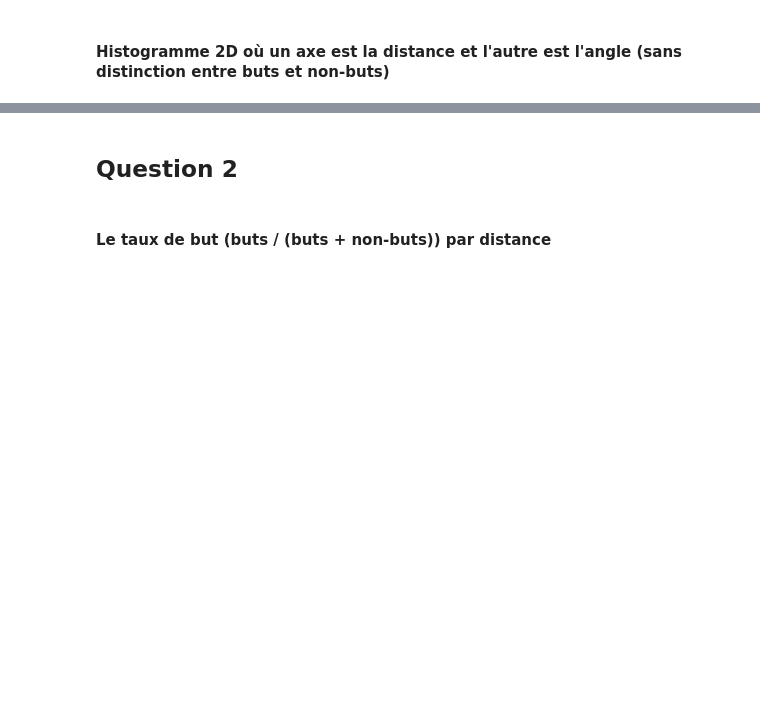
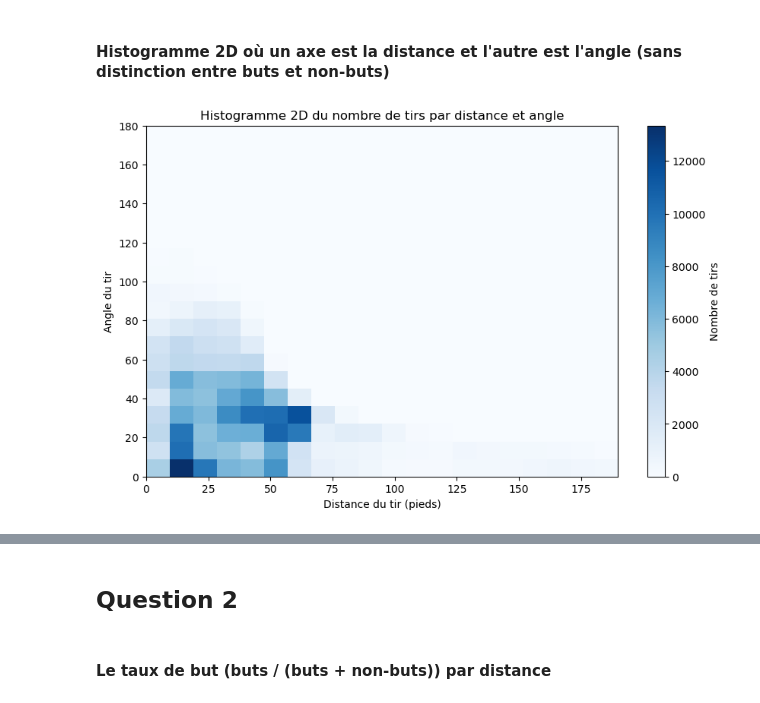
Before and after one commit to Seet-git/FT6758-NHL_A11, a Jupyter notebook: main_Milestone-2.ipynb, the cells around one changed output, grey strips where cells are left out. Drawn from its saved outputs; the diff is of its cells as text; code cells hidden in the pictures; blank space fills up the shorter version.

```diff
--- a/main_Milestone-2.ipynb
+++ b/main_Milestone-2.ipynb
@@ -81,19 +121,18 @@ histogram_2_variables(train_data, x='shotAngle', hue='isGoal', bins=20, xlabel='
 # %%
 def histogram2D_2_variables(df, x, y, bins, label, xlabel, ylabel, title):
     # Remove rows with NaN values
     df = df.dropna(subset=[x, y])
     # Plot the histogram with hue for 'is_goal'
     plt.figure(figsize=(10, 6))
     plt.hist2d(df[x], df[y], bins=bins, cmap='Blues')
     # Customize legend labels for hue values
     plt.colorbar(label=label)
     plt.xlabel(xlabel)
     plt.ylabel(ylabel)
     plt.title(title)
     plt.show()
 
-
-histogram2D_2_variables(train_data, x='shotDistance', y='shotAngle', bins=20, label='Nombre de tirs',
-                        xlabel='Distance du tir', ylabel='Angle du tir',
-                        title='Histogramme 2D du nombre de tirs par distance et angle')
+histogram2D_2_variables(train_data, x='shotDistance', y='shotAngle', bins=20, label='Nombre de tirs', xlabel='Distance du tir (pieds)', ylabel='Angle du tir', title='Histogramme 2D du nombre de tirs par distance et angle')
+# %% [output]
+[figure, added]
 # %%
```
Also changed, not shown: parts of 64 cells of this notebook.
